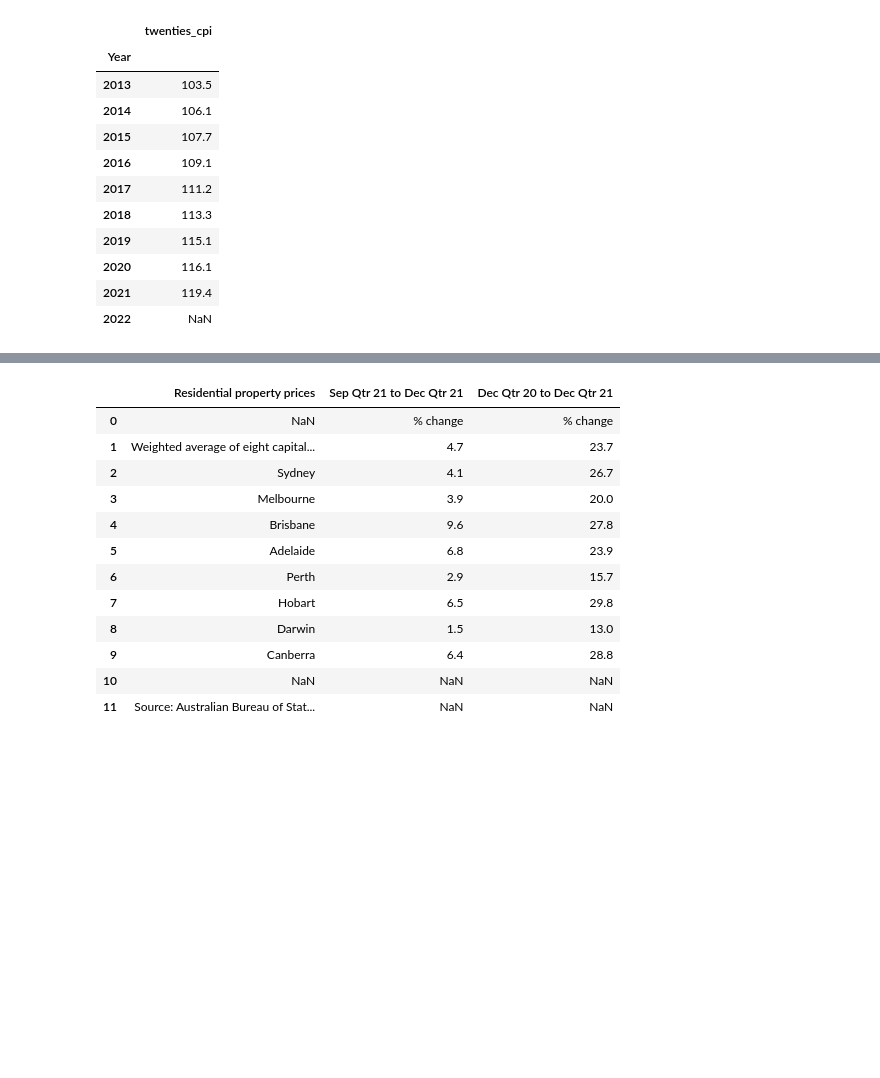
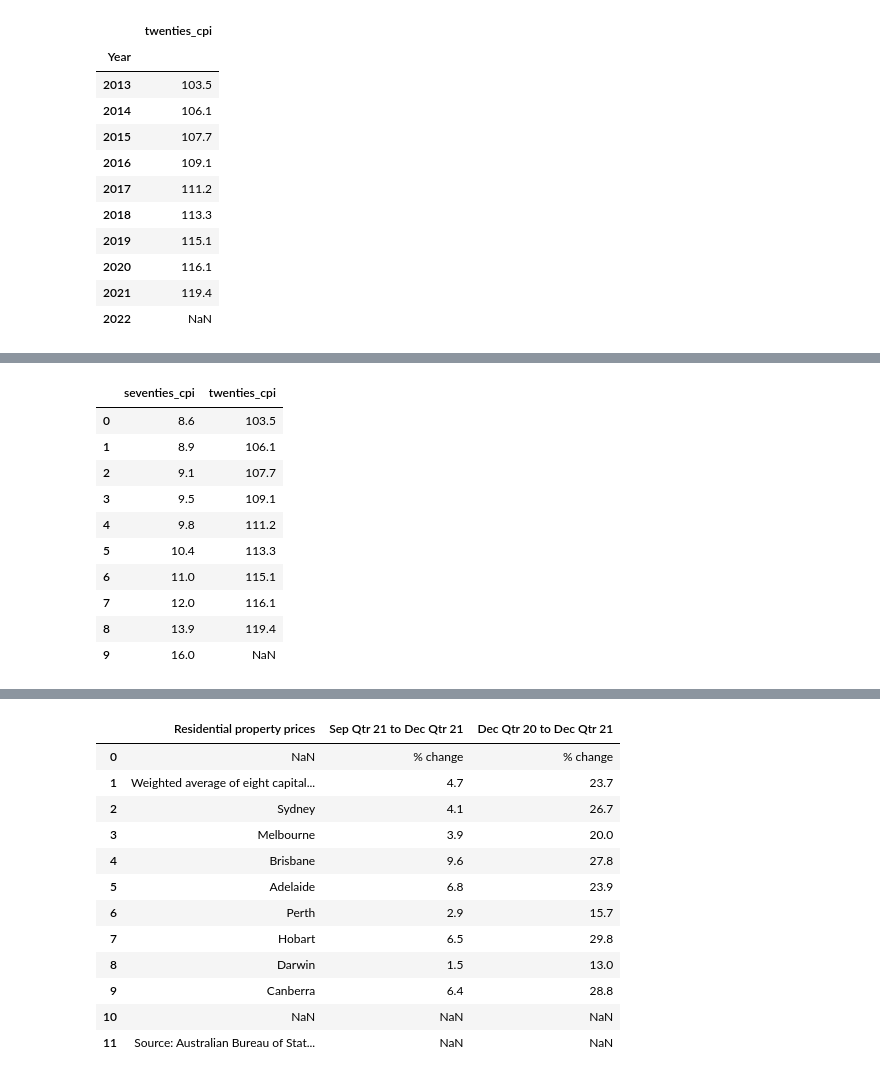
Before and after one commit to malrepos/FirstGroup, a Jupyter notebook: presentation_draft.ipynb, the cells around one changed output, grey strips where cells are left out. Drawn from its saved outputs; the diff is of its cells as text; code cells hidden in the pictures; blank space fills up the shorter version.

```diff
--- a/presentation_draft.ipynb
+++ b/presentation_draft.ipynb
@@ -445,0 +463,15 @@ twenties_cpi["twenties_cpi"].hvplot(
+# %%
+cpi_comparison = pd.concat([seventies_cpi, twenties_cpi],axis=1,join="inner")
+cpi_comparison
+# %% [output]
+|  | seventies_cpi | twenties_cpi |
+| 0 | 8.6 | 103.5 |
+| 1 | 8.9 | 106.1 |
+| 2 | 9.1 | 107.7 |
+| 3 | 9.5 | 109.1 |
+| 4 | 9.8 | 111.2 |
+| 5 | 10.4 | 113.3 |
+| 6 | 11.0 | 115.1 |
+| 7 | 12.0 | 116.1 |
+| 8 | 13.9 | 119.4 |
+| 9 | 16.0 | NaN |
```
Also changed, not shown: parts of 11 cells of this notebook.
